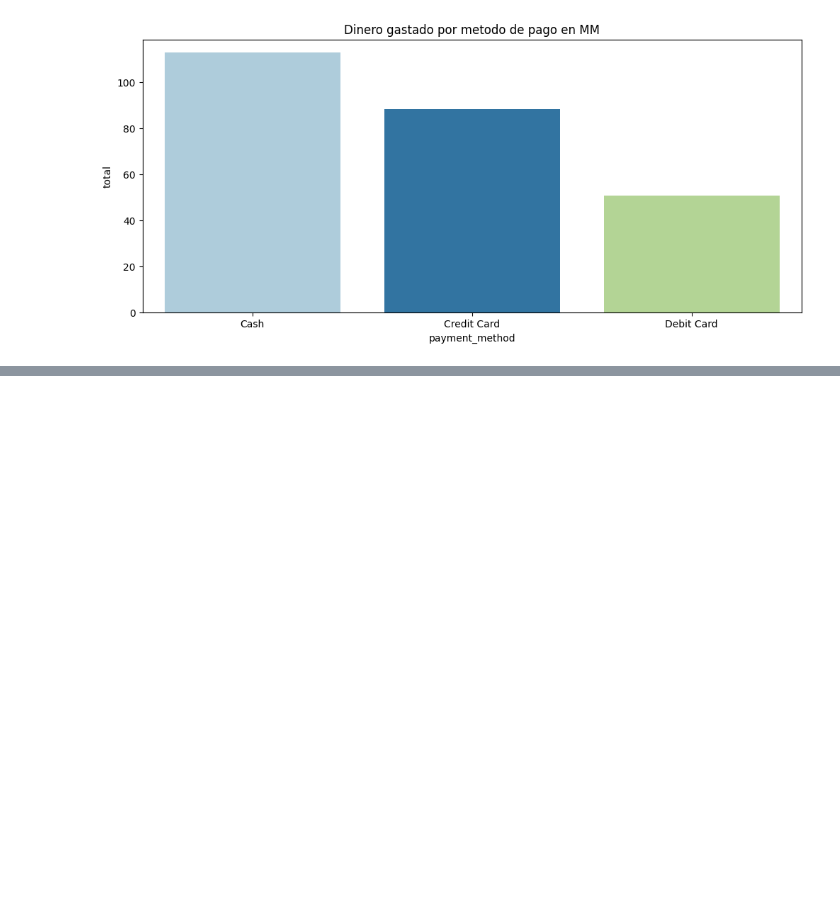
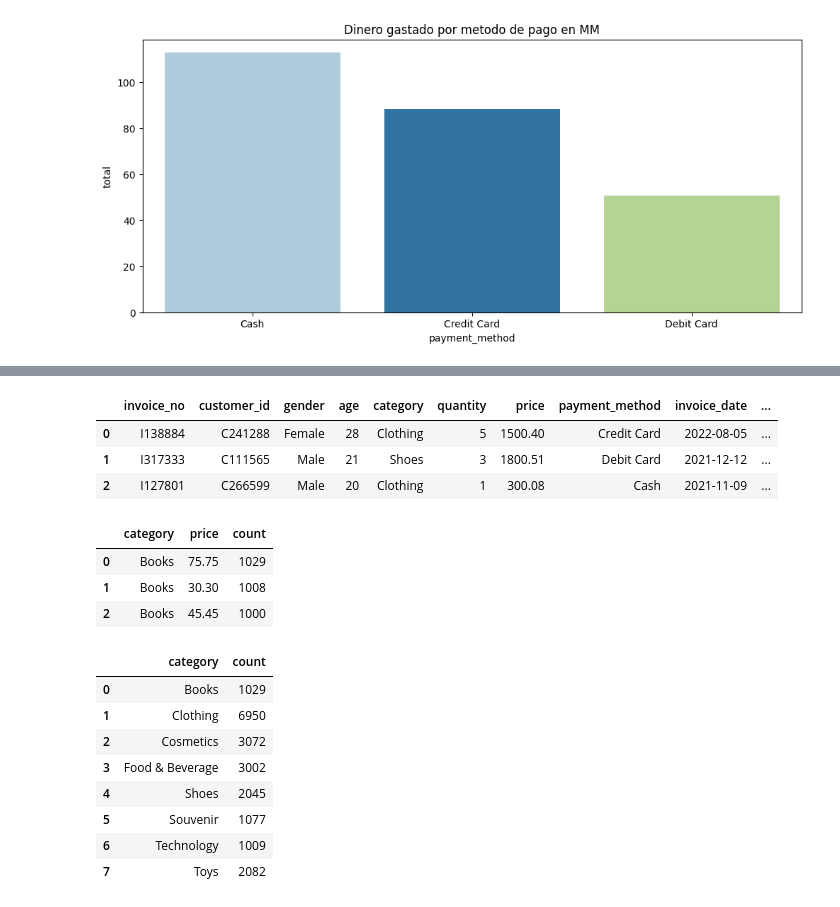
Before and after one commit to Casald/AnalisisRetail_UV, a Jupyter notebook: Analisis_Retail.ipynb, the cells around one changed output, grey strips where cells are left out. Drawn from its saved outputs; the diff is of its cells as text; code cells hidden in the pictures; blank space fills up the shorter version.

```diff
--- a/Analisis_Retail.ipynb
+++ b/Analisis_Retail.ipynb
@@ -488,0 +543,28 @@ Passing `palette` without assigning `hue` is deprecated and will be removed in v
+# %%
+df7_1.head(3)
+# %% [output]
+|  | invoice_no | customer_id | gender | age | category | quantity | price | payment_method | invoice_date | ... |
+| 0 | I138884 | C241288 | Female | 28 | Clothing | 5 | 1500.40 | Credit Card | 2022-08-05 | ... |
+| 1 | I317333 | C111565 | Male | 21 | Shoes | 3 | 1800.51 | Debit Card | 2021-12-12 | ... |
+| 2 | I127801 | C266599 | Male | 20 | Clothing | 1 | 300.08 | Cash | 2021-11-09 | ... |
+# %%
+# Cantidad de transacciones por precio por categoria de producto.
+df7_2 = df7_1.groupby('category')['price'].value_counts(ascending=False).reset_index()
+df7_2.head(3)
+# %% [output]
+|  | category | price | count |
+| 0 | Books | 75.75 | 1029 |
+| 1 | Books | 30.30 | 1008 |
+| 2 | Books | 45.45 | 1000 |
+# %%
+df7_2.groupby('category')['count'].max().reset_index()
+# %% [output]
+|  | category | count |
+| 0 | Books | 1029 |
+| 1 | Clothing | 6950 |
+| 2 | Cosmetics | 3072 |
+| 3 | Food & Beverage | 3002 |
+| 4 | Shoes | 2045 |
+| 5 | Souvenir | 1077 |
+| 6 | Technology | 1009 |
+| 7 | Toys | 2082 |
```
Also changed, not shown: parts of 10 cells of this notebook.
